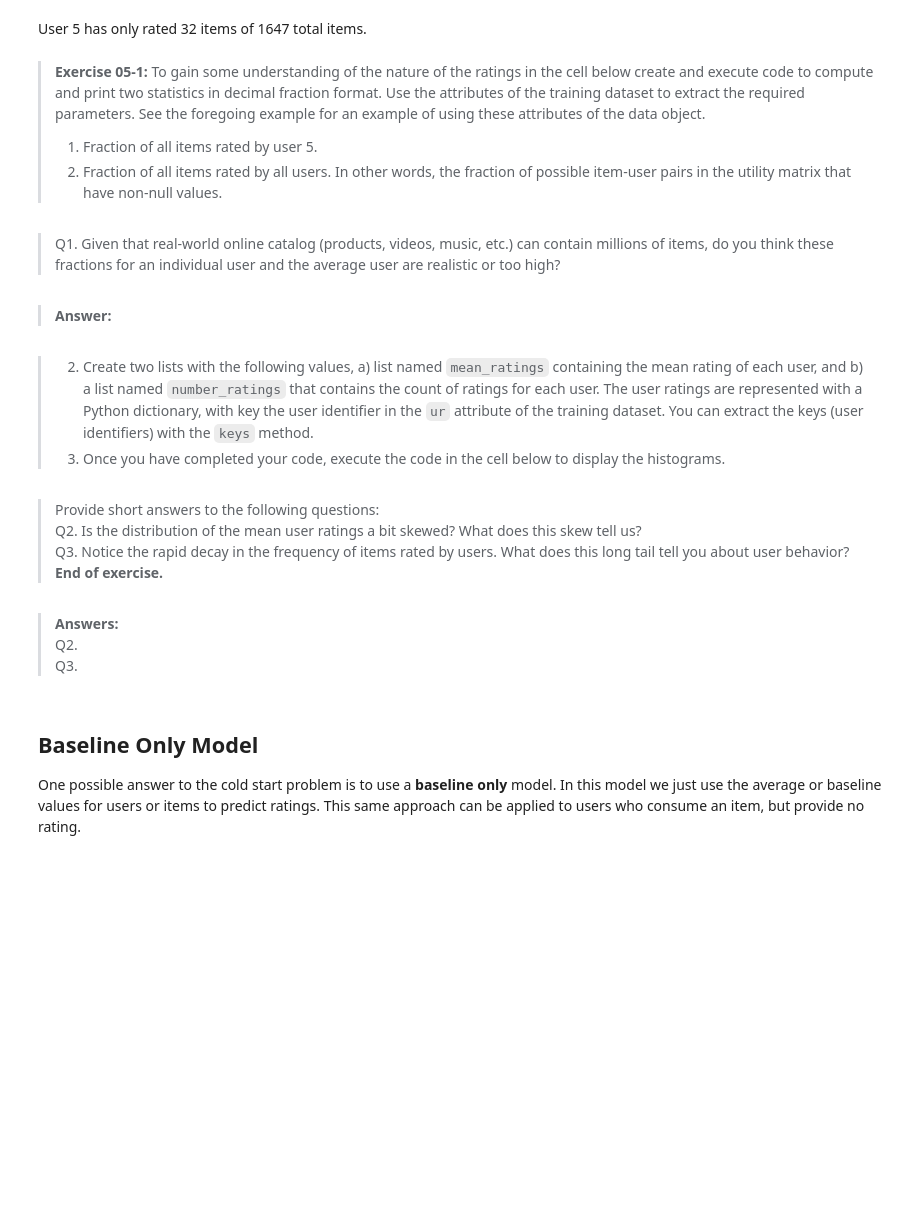
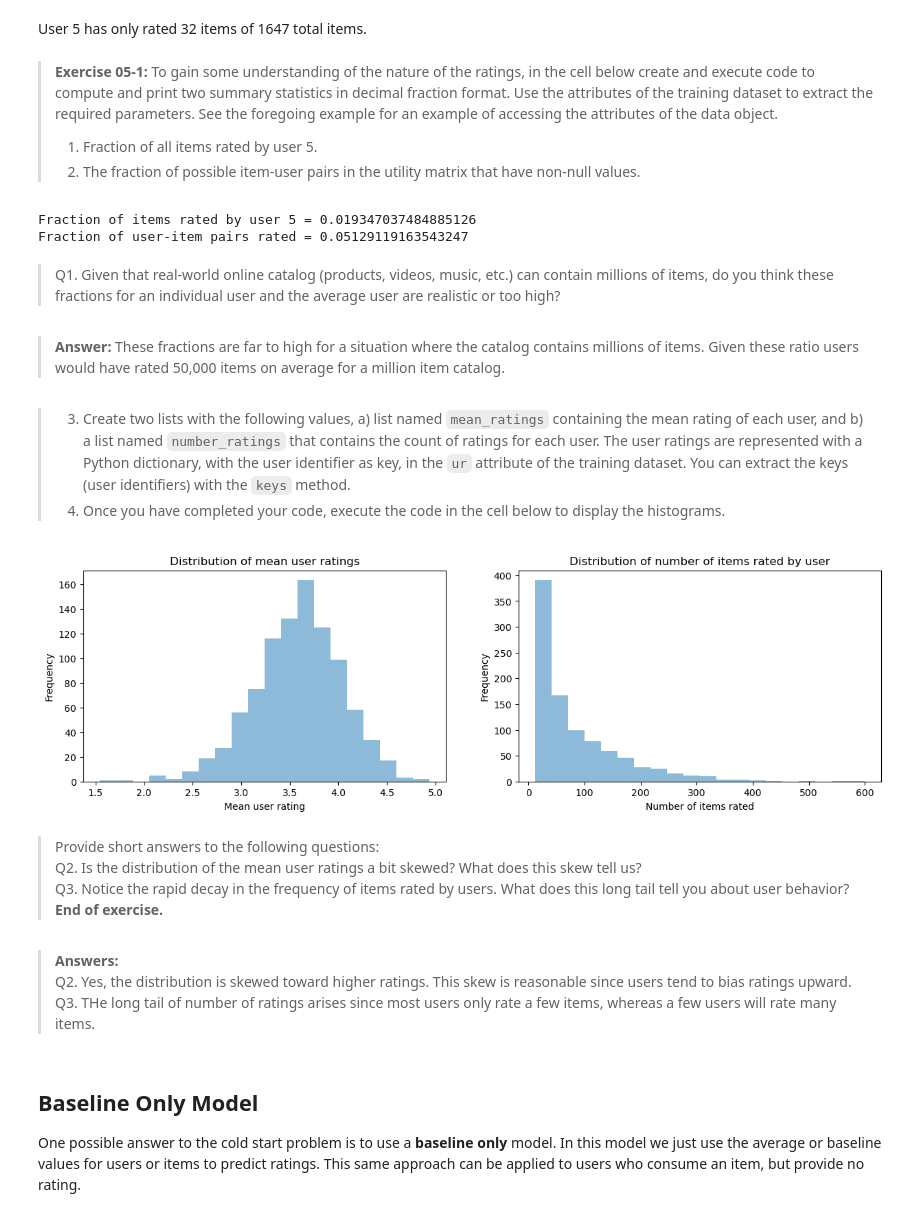
Before and after one commit to StephenElston/CSCI-E-108, a Jupyter notebook: notebooks/05_Recommenders.ipynb, the cells around one changed output. Cells and saved outputs as stored; diff of their text form; code cells hidden in the pictures; blank space fills up the shorter version.

```diff
--- a/notebooks/05_Recommenders.ipynb
+++ b/notebooks/05_Recommenders.ipynb
@@ -69,37 +93,46 @@ ml_trainset.ur[5]
 # %% [markdown]
 User 5 has only rated 32 items of 1647 total items.
 # %% [markdown]
-> **Exercise 05-1:** To gain some understanding of the nature of the ratings in the cell below create and execute code to compute and print two statistics in decimal fraction format. Use the attributes of the training dataset to extract the required parameters. See the foregoing example for an example of using these attributes of the data object.
+> **Exercise 05-1:** To gain some understanding of the nature of the ratings, in the cell below create and execute code to compute and print two summary statistics in decimal fraction format. Use the attributes of the training dataset to extract the required parameters. See the foregoing example for an example of accessing the attributes of the data object.
 > 1. Fraction of all items rated by user 5.
-> 2. Fraction of all items rated by all users. In other words, the fraction of possible item-user pairs in the utility matrix that have non-null values.
+> 2. The fraction of possible item-user pairs in the utility matrix that have non-null values.
 # %%
 ## Put your code here
+fration_user_item = ml_trainset.n_ratings/(ml_trainset.n_items * ml_trainset.n_users)
+print('Fraction of items rated by user 5 = {}'.format(len(ml_trainset.ur[5])/ml_trainset.n_items))
+print("Fraction of user-item pairs rated = {}".format(fration_user_item))
+# %% [output]
+Fraction of items rated by user 5 = 0.019347037484885126
+Fraction of user-item pairs rated = 0.05129119163543247
 # %% [markdown]
 > Q1. Given that real-world online catalog (products, videos, music, etc.) can contain millions of items, do you think these fractions for an individual user and the average user are realistic or too high?
 # %% [markdown]
-> **Answer:**
+> **Answer:**  These fractions are far to high for a situation where the catalog contains millions of items. Given these ratio users would have rated 50,000 items on average for a million item catalog.
 # %% [markdown]
-> 2. Create two lists with the following values, a) list named `mean_ratings` containing the mean rating of each user, and b) a list named `number_ratings` that contains the count of ratings for each user. The user ratings are represented with a Python dictionary, with key the user identifier in the `ur` attribute of the training dataset. You can extract the keys (user identifiers) with the `keys` method.
-> 3. Once you have completed your code, execute the code in the cell below to display the histograms.
+> 3. Create two lists with the following values, a) list named `mean_ratings` containing the mean rating of each user, and b) a list named `number_ratings` that contains the count of ratings for each user. The user ratings are represented with a Python dictionary, with the user identifier as key, in the `ur` attribute of the training dataset. You can extract the keys (user identifiers) with the `keys` method.
+> 4. Once you have completed your code, execute the code in the cell below to display the histograms.
 # %%
 ## Compute the mean rating for each of the users in the training dataset
 ## Put your code here
-
-
-
-
+mean_ratings = []
+number_ratings = []
+for key in ml_trainset.ur.keys():
+    number_ratings.append(len(ml_trainset.ur[key]))
+    mean_ratings.append(np.mean(np.array(ml_trainset.ur[key], dtype=float)[:,1]))
 
 
 ## Create a histograms of the results
 fig,ax= plt.subplots(1,2,figsize=(15,4))
 _=ax[0].hist(mean_ratings, bins=20, alpha=0.5)
 _=ax[0].set_xlabel('Mean user rating')
 _=ax[0].set_ylabel('Frequency')
 _=ax[0].set_title('Distribution of mean user ratings')
 _=ax[1].hist(number_ratings, bins=20, alpha=0.5)
 _=ax[1].set_xlabel('Number of items rated')
 _=ax[1].set_ylabel('Frequency')
 _=ax[1].set_title('Distribution of number of items rated by user')
+# %% [output]
+[figure, added]
 # %% [markdown]
 > Provide short answers to the following questions:
 > Q2. Is the distribution of the mean user ratings a bit skewed? What does this skew tell us?
@@ -107,8 +140,8 @@ _=ax[1].set_title('Distribution of number of items rated by user')
 > **End of exercise.**
 # %% [markdown]
 > **Answers:**
-> Q2.
-> Q3.
+> Q2. Yes, the distribution is skewed toward higher ratings. This skew is reasonable since users tend to bias ratings upward.
+> Q3. THe long tail of number of ratings arises since most users only rate a few items, whereas a few users will rate many items.
 # %% [markdown]
 ## Baseline Only Model
 
```
Also changed, not shown: parts of 25 cells of this notebook.
